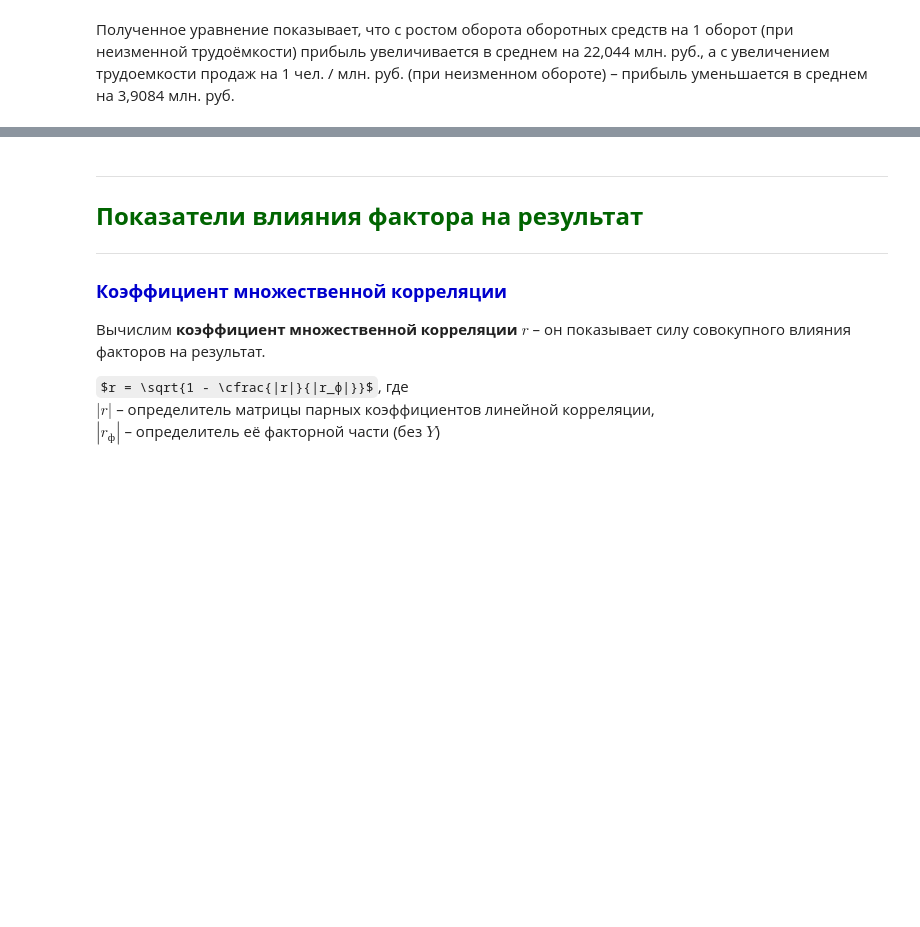
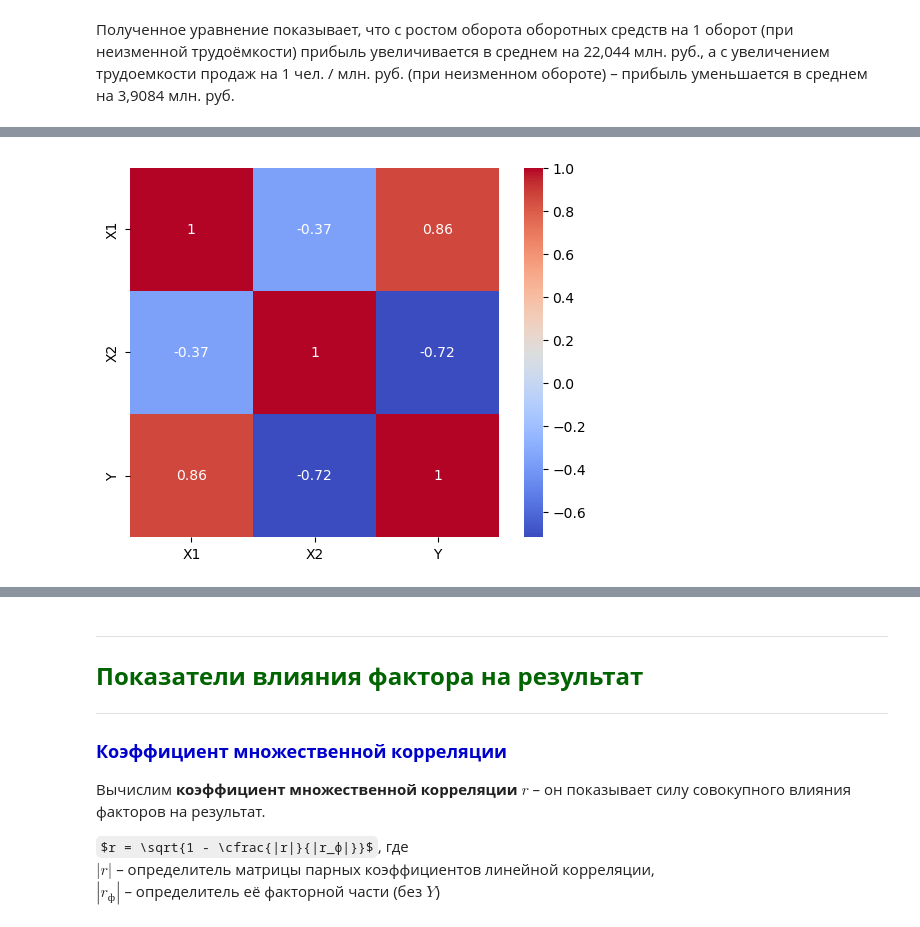
Before and after one commit to TanXmas/ProbabilityTheory_and_Statistics, a Jupyter notebook: St_13_MultipleRegressionModel.ipynb, the cells around one changed output, grey strips where cells are left out. Drawn from its saved outputs; the diff is of its cells as text; code cells hidden in the pictures; some formulas as TeX source; blank space fills up the shorter version.

```diff
--- a/St_13_MultipleRegressionModel.ipynb
+++ b/St_13_MultipleRegressionModel.ipynb
@@ -111,0 +118,5 @@ y_pred = reg.predict(df[predictors])
+# %%
+corr_matrix = df.corr()
+sns.heatmap(corr_matrix, annot=True, square=True, cmap='coolwarm');
+# %% [output]
+[figure, added]
```
Also changed, not shown: parts of 18 cells of this notebook, 2 other files.
